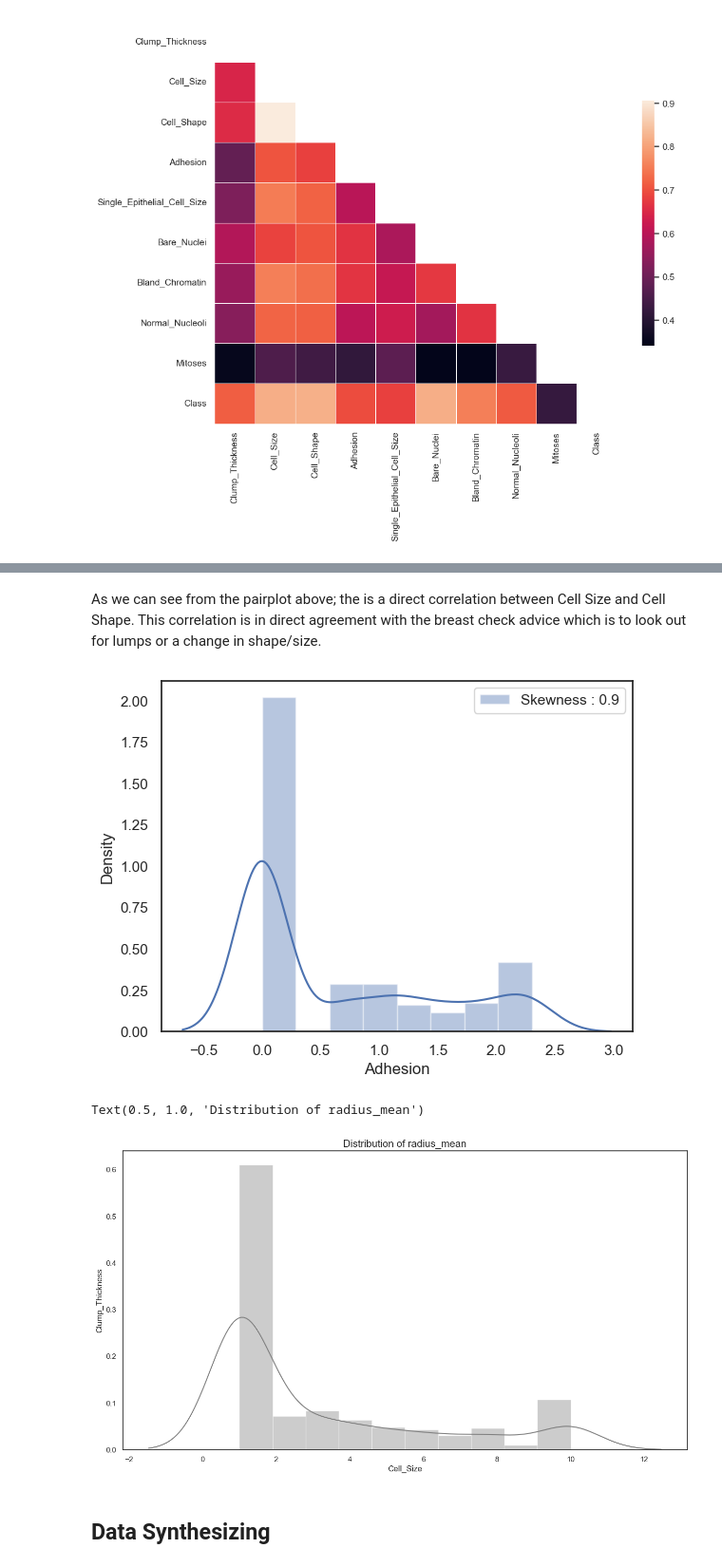
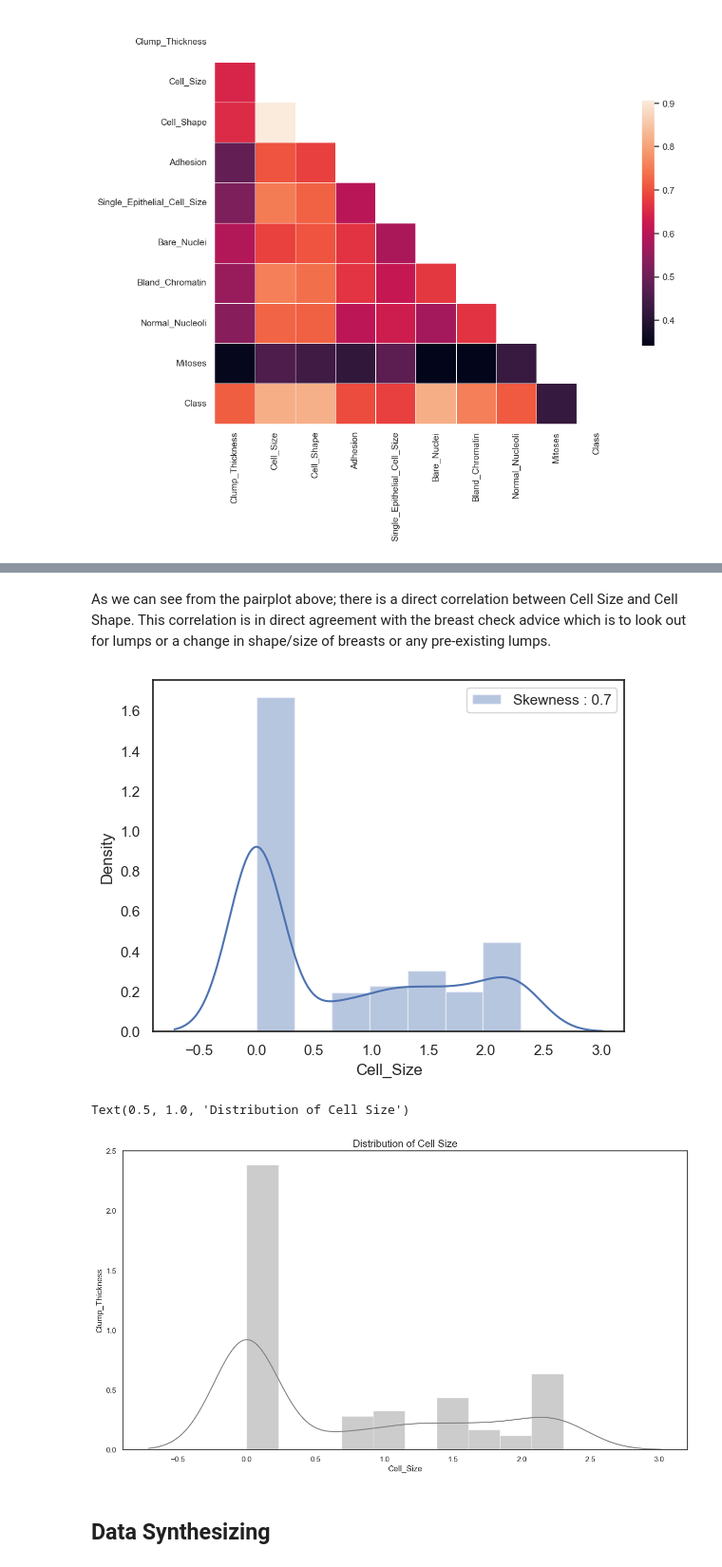
Before and after one commit to SeanE15/Programming_for_data_analysis_II, a Jupyter notebook: Assignment_2_PfDA.ipynb, the cells around one changed output, grey strips where cells are left out. Shown at 95% size. Saved outputs shown, nothing was run; the diff lists cells and outputs as text; code cells hidden in the pictures.

```diff
--- a/Assignment_2_PfDA.ipynb
+++ b/Assignment_2_PfDA.ipynb
@@ -245,20 +282,20 @@ sns.pairplot(data=corr,  diag_kind = 'kde')
 # %% [markdown]
-As we can see from the pairplot above; the is a direct correlation between Cell Size and Cell Shape. This correlation is in direct agreement with the breast check advice which is to look out for lumps or a change in shape/size.
+As we can see from the pairplot above; there is a direct correlation between Cell Size and Cell Shape. This correlation is in direct agreement with the breast check advice which is to look out for lumps or a change in shape/size of breasts or any pre-existing lumps.
 # %%
-df["Adhesion"] = df["Adhesion"].map(lambda i: np.log(i) if i > 0 else 0)
-plot1 = sns.distplot(df["Adhesion"], color="b", label="Skewness : %.1f"%(df["Adhesion"].skew()))
+df["Cell_Size"] = df["Cell_Size"].map(lambda i: np.log(i) if i > 0 else 0)
+plot1 = sns.distplot(df["Cell_Size"], color="b", label="Skewness : %.1f"%(df["Cell_Size"].skew()))
 plot1 = plot1.legend(loc="best")
 # %% [output]
-[figure, old version]
+[figure, new version]
 # %%
 plt.figure(figsize=(15,8))
 sns.distplot(df['Cell_Size'], hist=True, bins=10, color='grey')
 plt.xlabel('Cell_Size')
 plt.ylabel('Clump_Thickness')
-plt.title('Distribution of radius_mean', fontsize=15)
+plt.title('Distribution of Cell Size', fontsize=15)
 # %% [output]
-Text(0.5, 1.0, 'Distribution of radius_mean')
+Text(0.5, 1.0, 'Distribution of Cell Size')
-[figure, old version]
+[figure, new version]
 # %% [markdown]
 ## Data Synthesizing
 # %%
```
Also changed, not shown: parts of 11 cells of this notebook.
